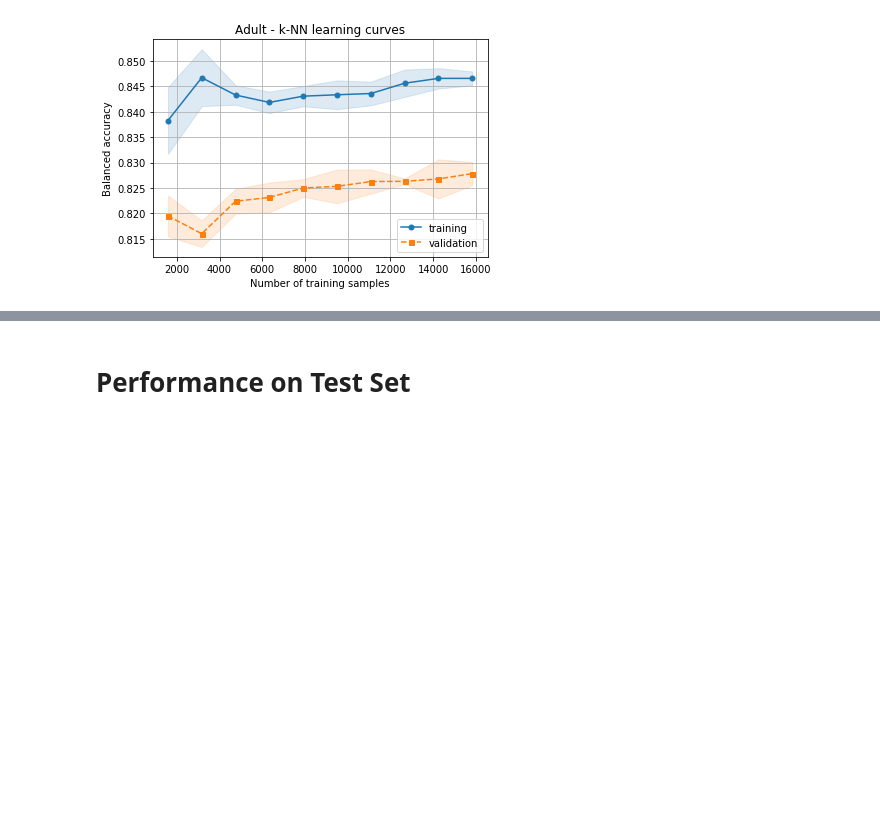
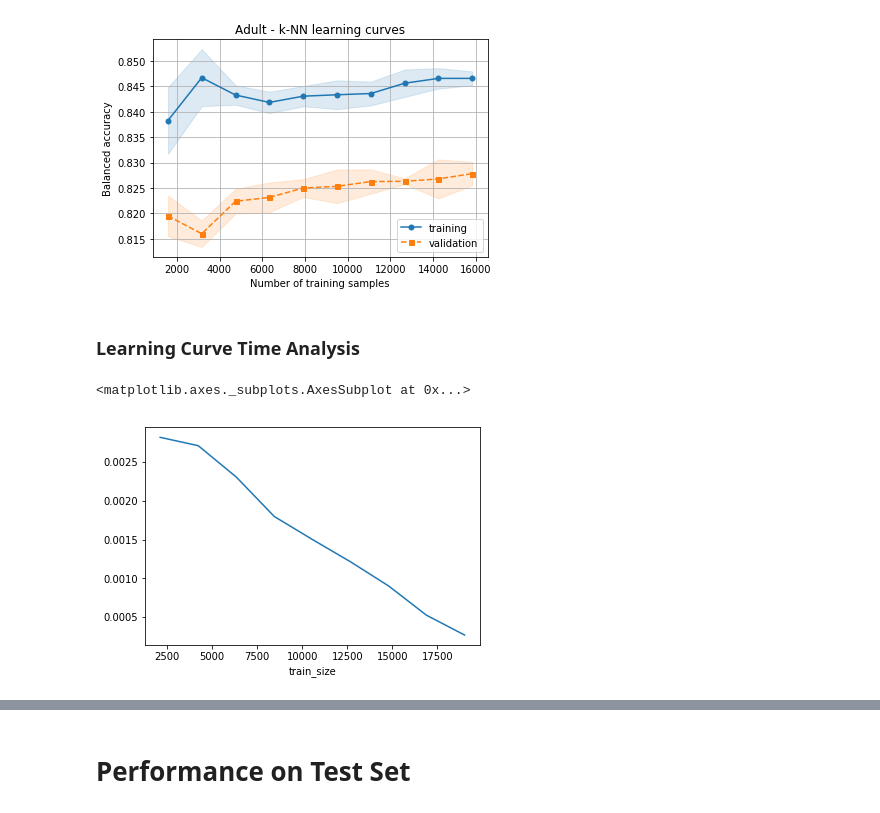
Before and after one commit to haniahhaq/CS7641-assignment-1, a Jupyter notebook: nb_adult_knn.ipynb, the cells around one changed output, grey strips where cells are left out. Cells and saved outputs as stored; diff of their text form; code cells hidden in the pictures; blank space fills up the shorter version.

```diff
--- a/nb_adult_knn.ipynb
+++ b/nb_adult_knn.ipynb
@@ -174,3 +174,12 @@ clf.get_params()
 train_sizes, train_mean, train_std, test_mean, test_std = gen_and_plot_learning_curve(clf, X_train_scaled, y_train, ylabel='Balanced accuracy', cv=4, n_jobs=-1, title='Adult - k-NN learning curves')
 # %% [output]
 [figure]
+# %% [markdown]
+### Learning Curve Time Analysis
+# %%
+timing_df = timing_curve(clf, X_train_scaled, y_train)
+# %%
+timing_df['pred_time_per_samp'].plot()
+# %% [output]
+<matplotlib.axes._subplots.AxesSubplot at 0x...>
+[figure, added]
```
Also changed, not shown: parts of 2 cells of this notebook, 4 other files.
